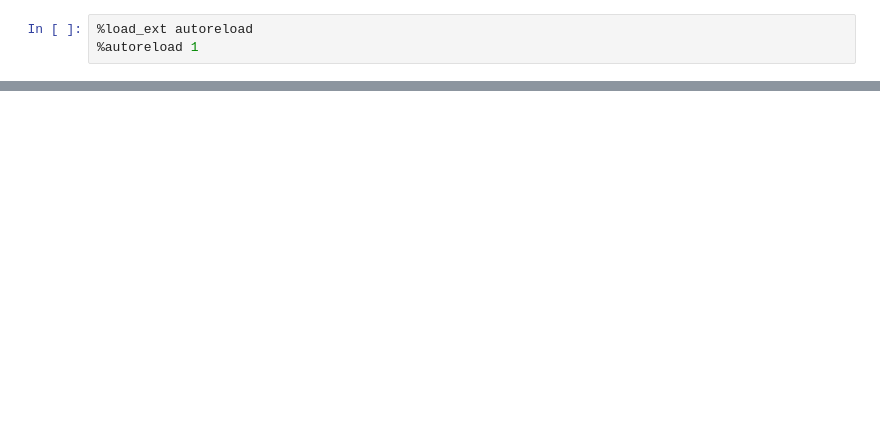
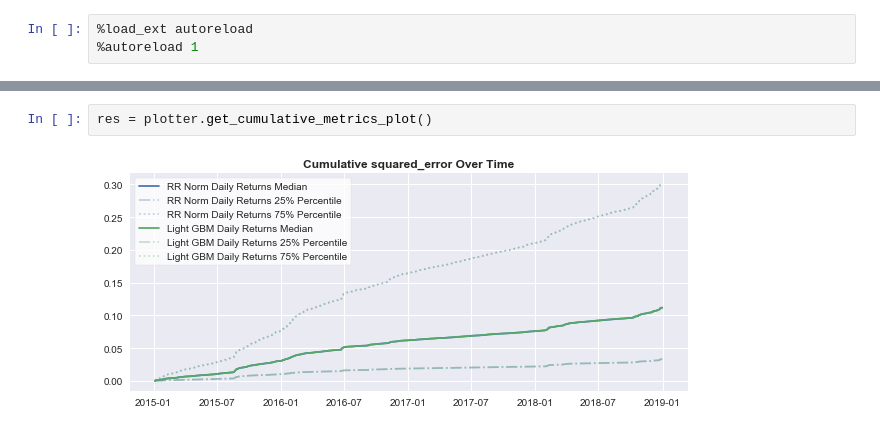
Before and after one commit to yihengli/AFP_Forecast_Alpha_Using_ML, a Jupyter notebook: forecasts/analysis/rr_vs_gbm_daily.ipynb, the cells around one changed output, grey strips where cells are left out. Cells and saved outputs as stored; diff of their text form; blank space fills up the shorter version.

```diff
--- a/forecasts/analysis/rr_vs_gbm_daily.ipynb
+++ b/forecasts/analysis/rr_vs_gbm_daily.ipynb
@@ -202,0 +110,4 @@ ax.legend((l1, l2), ('RR %s' % return_type, 'GBM %s' % return_type))
+# %%
+res = plotter.get_cumulative_metrics_plot()
+# %% [output]
+[figure, added]
```
Also changed, not shown: parts of 31 cells of this notebook, 2 other files.
